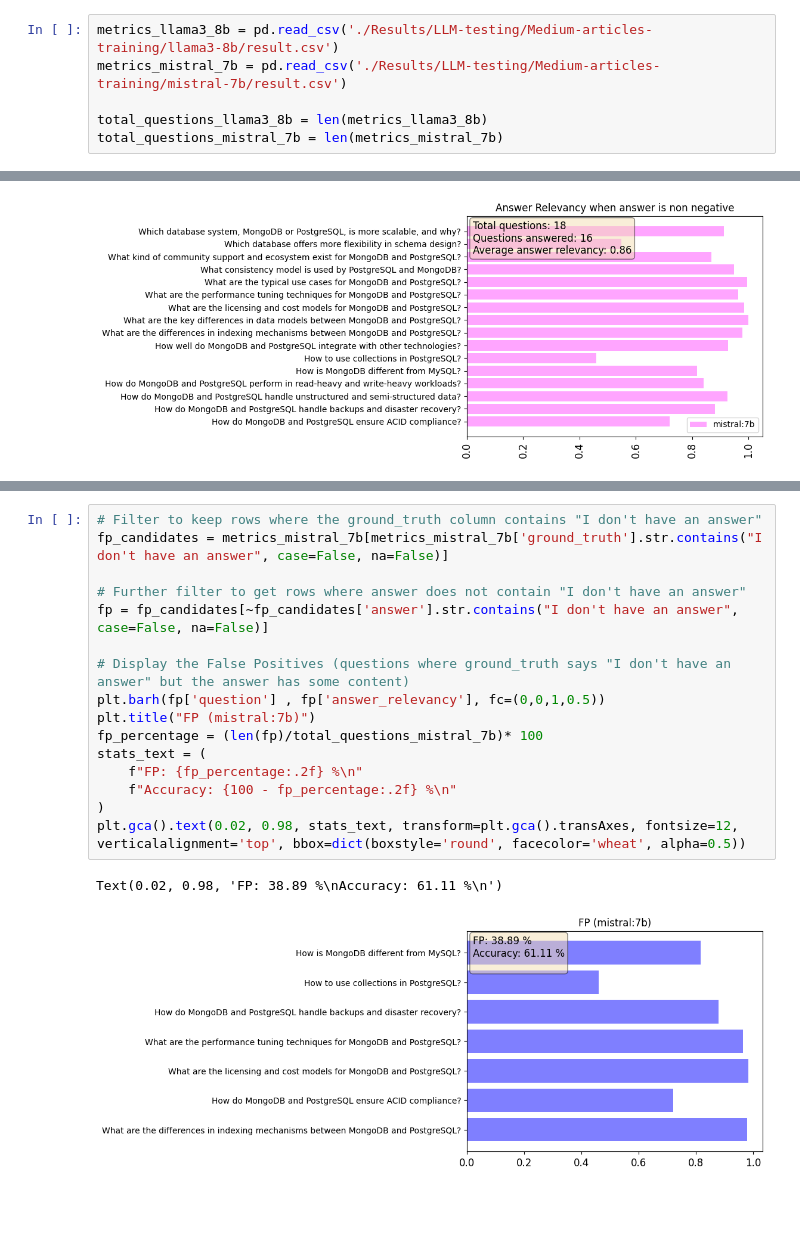
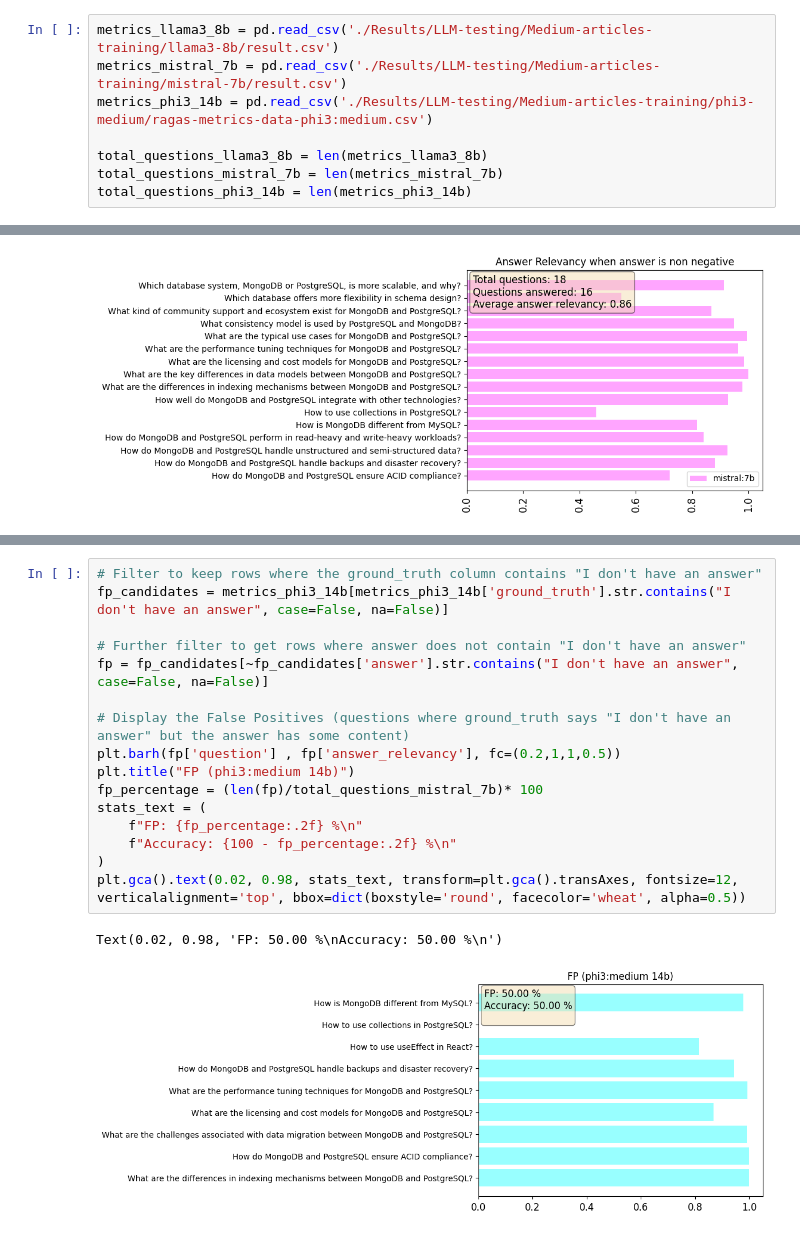
Before and after one commit to HarshitMishra76/vector-db-test, a Jupyter notebook: metrics.ipynb, the cells around one changed output, grey strips where cells are left out. Cells and saved outputs as stored; diff of their text form; blank space fills up the shorter version.

Commit message:
add phi3-14b results for medium article mongodb vs postgres

```diff
--- a/metrics.ipynb
+++ b/metrics.ipynb
@@ -8,9 +8,11 @@ import matplotlib.pyplot as plt
 # %%
 metrics_llama3_8b = pd.read_csv('./Results/LLM-testing/Medium-articles-training/llama3-8b/result.csv')
 metrics_mistral_7b = pd.read_csv('./Results/LLM-testing/Medium-articles-training/mistral-7b/result.csv')
+metrics_phi3_14b = pd.read_csv('./Results/LLM-testing/Medium-articles-training/phi3-medium/ragas-metrics-data-phi3:medium.csv')
 
 total_questions_llama3_8b = len(metrics_llama3_8b)
 total_questions_mistral_7b = len(metrics_mistral_7b)
+total_questions_phi3_14b = len(metrics_phi3_14b)
 # %%
 # plt.hist(data_1['faithfulness'], fc=(0,0,1,0.5))
 # # plt.hist(data_2['faithfulness'],fc=(1,0,0,0.5))
@@ -140,19 +199,19 @@ Text(0.02, 0.98, 'FP: 5.56 %\nAccuracy: 94.44 %\n')
 # %%
 # Filter to keep rows where the ground_truth column contains "I don't have an answer"
-fp_candidates = metrics_mistral_7b[metrics_mistral_7b['ground_truth'].str.contains("I don't have an answer", case=False, na=False)]
+fp_candidates = metrics_phi3_14b[metrics_phi3_14b['ground_truth'].str.contains("I don't have an answer", case=False, na=False)]
 
 # Further filter to get rows where answer does not contain "I don't have an answer"
 fp = fp_candidates[~fp_candidates['answer'].str.contains("I don't have an answer", case=False, na=False)]
 
 # Display the False Positives (questions where ground_truth says "I don't have an answer" but the answer has some content)
-plt.barh(fp['question'] , fp['answer_relevancy'], fc=(0,0,1,0.5))
-plt.title("FP (mistral:7b)")
+plt.barh(fp['question'] , fp['answer_relevancy'], fc=(0.2,1,1,0.5))
+plt.title("FP (phi3:medium 14b)")
 fp_percentage = (len(fp)/total_questions_mistral_7b)* 100
 stats_text = (
     f"FP: {fp_percentage:.2f} %\n"
     f"Accuracy: {100 - fp_percentage:.2f} %\n"
 )
 plt.gca().text(0.02, 0.98, stats_text, transform=plt.gca().transAxes, fontsize=12, verticalalignment='top', bbox=dict(boxstyle='round', facecolor='wheat', alpha=0.5))
 # %% [output]
-Text(0.02, 0.98, 'FP: 38.89 %\nAccuracy: 61.11 %\n')
+Text(0.02, 0.98, 'FP: 50.00 %\nAccuracy: 50.00 %\n')
-[figure, old version]
+[figure, new version]
```
Also changed, not shown: parts of 4 cells of this notebook, 3 other files.
